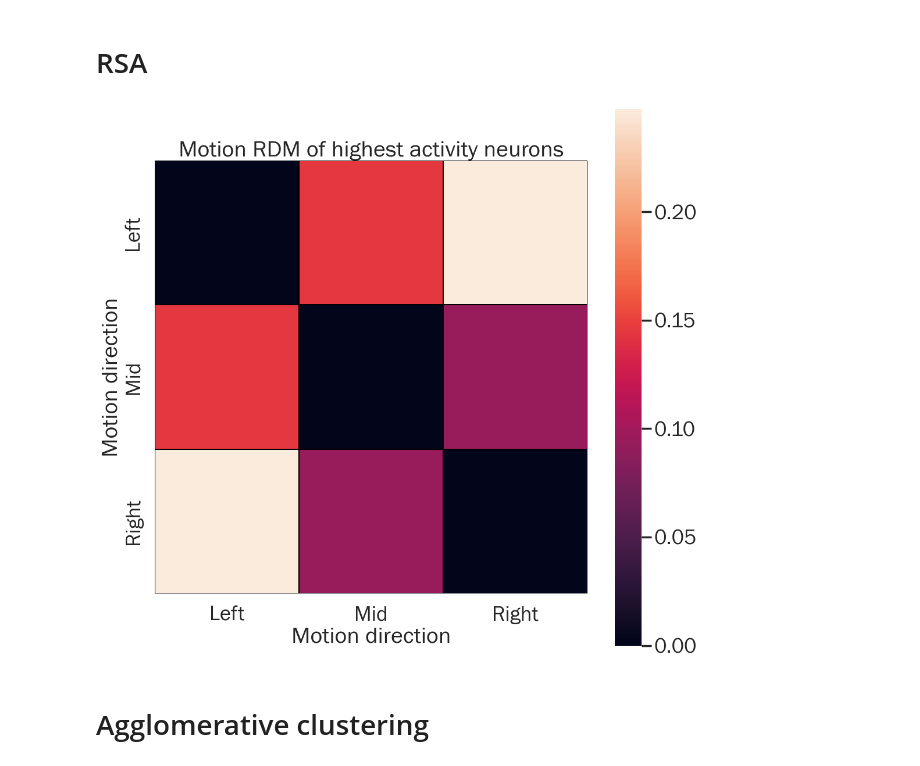
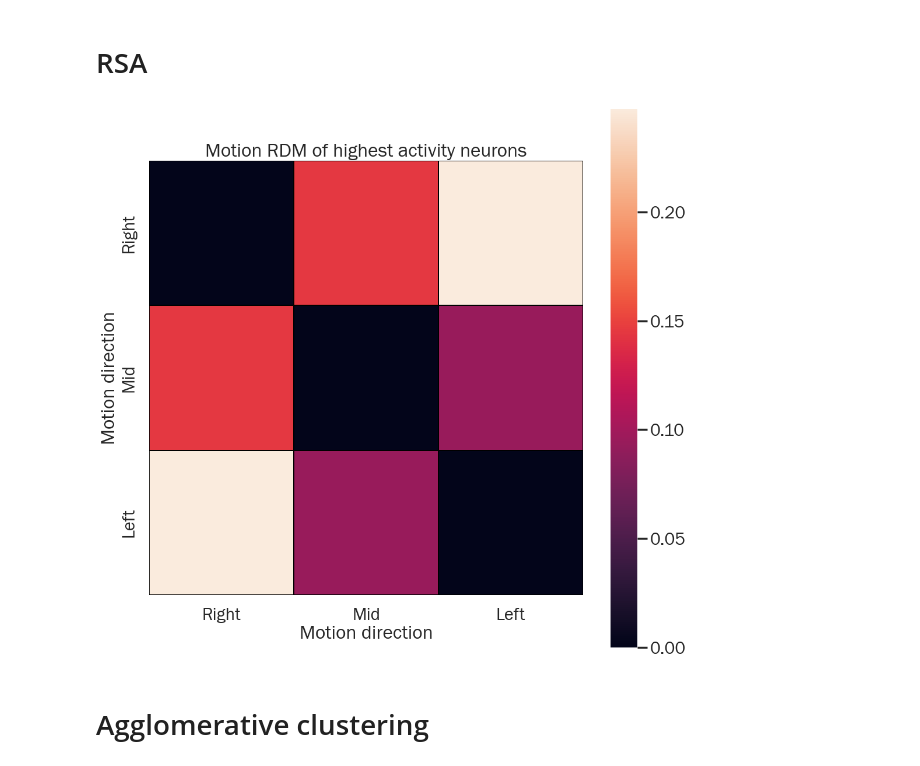
Before and after one commit to sh4r11f/illusion-rnn, a Jupyter notebook: notebooks/TAM_TAM_horiz.ipynb, the cells around one changed output. Drawn from its saved outputs; the diff is of its cells as text; code cells hidden in the pictures.

```diff
--- a/notebooks/TAM_TAM_horiz.ipynb
+++ b/notebooks/TAM_TAM_horiz.ipynb
@@ -627,26 +651,26 @@ for cond_one in range(n_conditions):
 # %%
 # Plot the neural RDMS
 fig, ax = plt.subplots(figsize=(12, 12))
-condition_names = ["Left", "Mid", "Right"]
+condition_names = ["Right", "Mid", "Left"]
 
 # plot
 _plot = sns.heatmap(
     data=rdm,
     linewidths=.1,
     linecolor='black',
     square=True,
     # cmap="YlGnBu",
     ax=ax,
     xticklabels=condition_names,
     yticklabels=condition_names
 )
 
 ax.set_title("Motion RDM of highest activity neurons")
 ax.set_xlabel("Motion direction")
 ax.set_ylabel("Motion direction")
 plt.savefig(FIG_DIR / 'TAM-basic_TAM-all_pca_rdm.png')
 # %% [output]
-[figure, old version]
+[figure, new version]
 # %% [markdown]
 # Agglomerative clustering
 # %%
```
Also changed, not shown: parts of 22 cells of this notebook.
